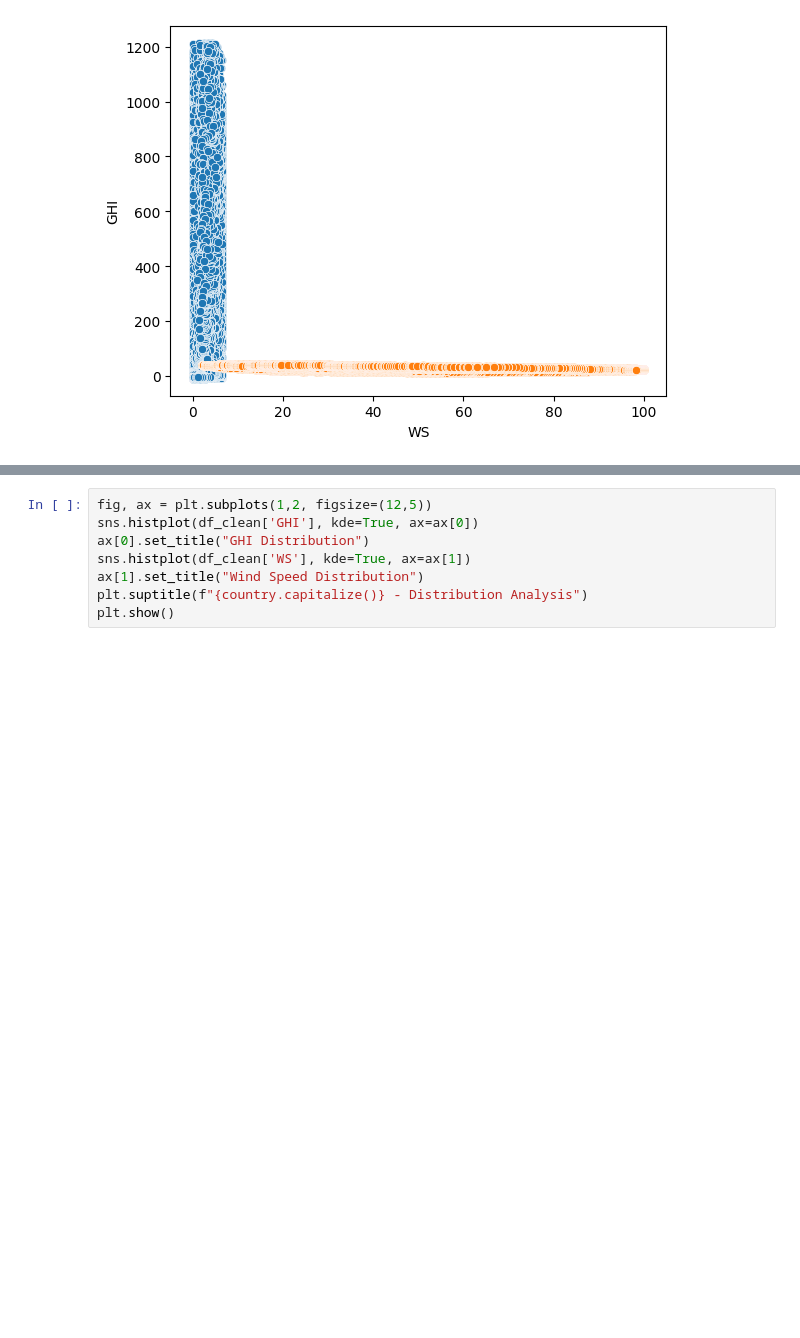
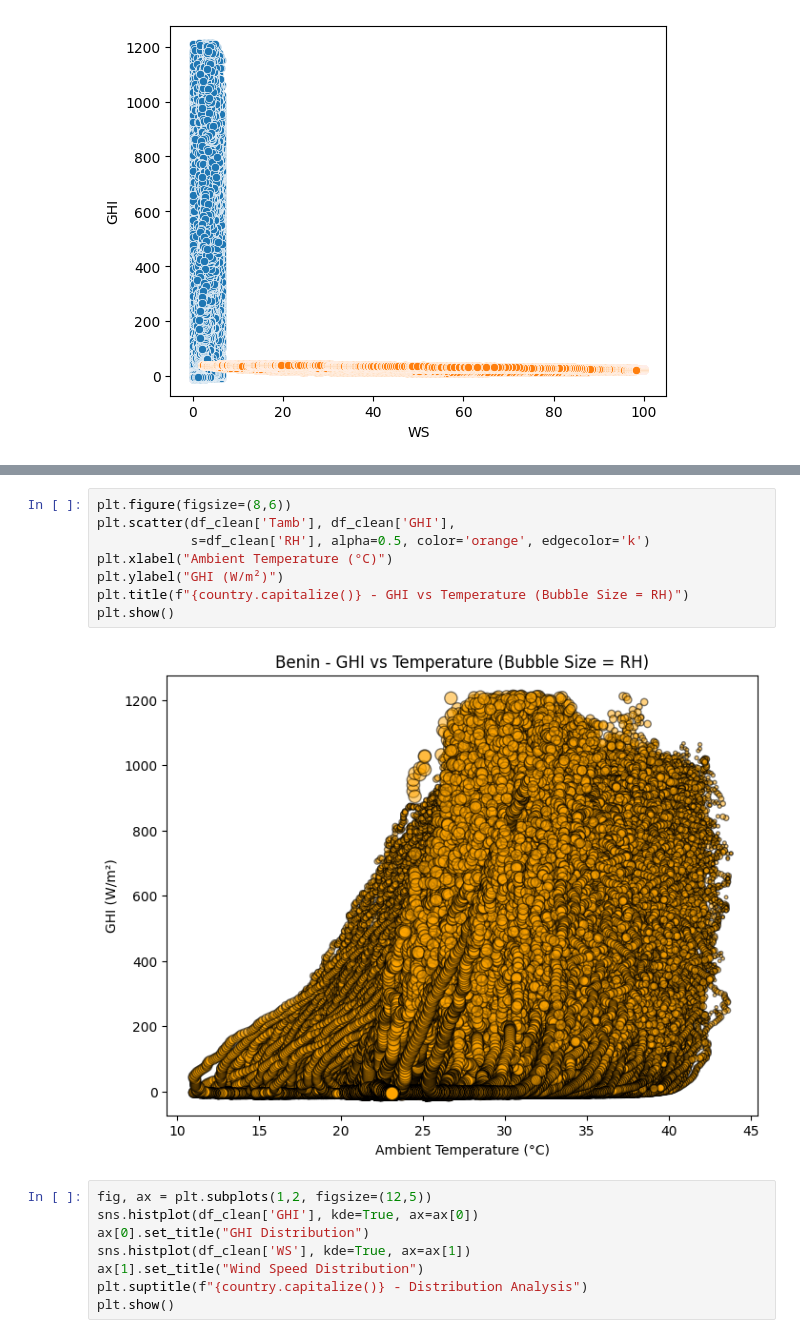
Before and after one commit to Saronzeleke/solar-challenge-week0, a Jupyter notebook: notebooks/benin_eda.ipynb, the cells around one changed output, grey strips where cells are left out. Drawn from its saved outputs; the diff is of its cells as text; blank space fills up the shorter version.

```diff
--- a/notebooks/benin_eda.ipynb
+++ b/notebooks/benin_eda.ipynb
@@ -165,3 +181,13 @@ plt.show()
+# %%
+plt.figure(figsize=(8,6))
+plt.scatter(df_clean['Tamb'], df_clean['GHI'],
+            s=df_clean['RH'], alpha=0.5, color='orange', edgecolor='k')
+plt.xlabel("Ambient Temperature (°C)")
+plt.ylabel("GHI (W/m²)")
+plt.title(f"{country.capitalize()} - GHI vs Temperature (Bubble Size = RH)")
+plt.show()
+# %% [output]
+[figure, added]
 # %%
 fig, ax = plt.subplots(1,2, figsize=(12,5))
 sns.histplot(df_clean['GHI'], kde=True, ax=ax[0])
```
Also changed, not shown: parts of 5 cells of this notebook.
